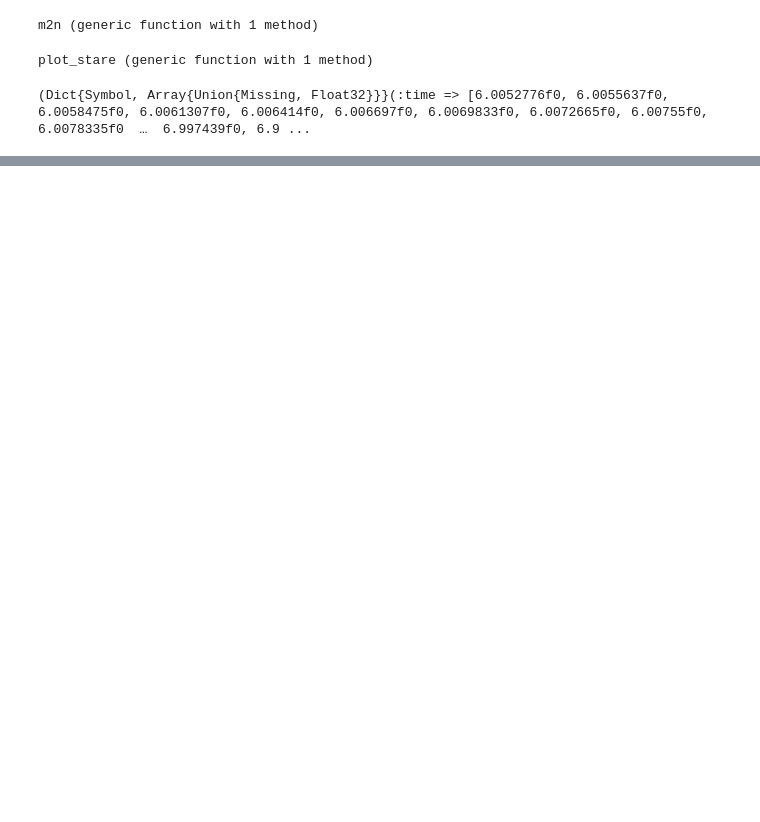
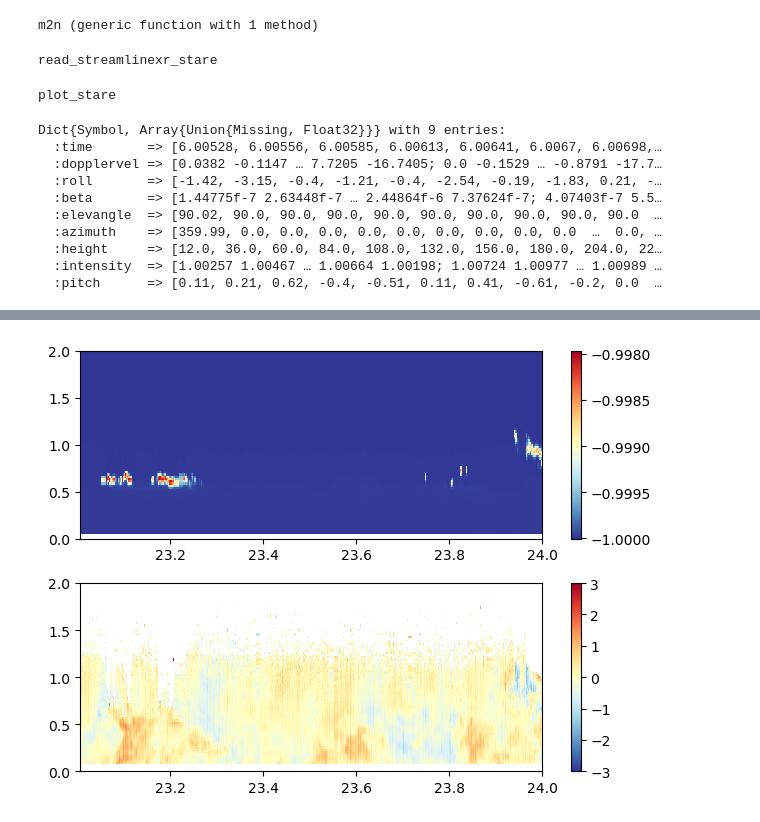
Before and after one commit to deszoeke/lidar, a Jupyter notebook: read_streamlinexr.ipynb, the cells around one changed output, grey strips where cells are left out. Drawn from its saved outputs; the diff is of its cells as text; code cells hidden in the pictures; blank space fills up the shorter version.

Commit message:
update read_streamlinexr

```diff
--- a/read_streamlinexr.ipynb
+++ b/read_streamlinexr.ipynb
@@ -179,43 +179,56 @@ function read_streamlinexr_stare(file_path, nheaderlines=17)
     read_streamlinexr_stare!(file_path, h, beams, nheaderlines)
     return beams, h
 end
-
-function plot_stare(beams)
-    subplot(2,1,1)
-    pcolormesh(beams[:time][:], beams[:height][3:end]/1e3, pd(beams[:intensity][:,3:end].-1),
-        cmap=ColorMap("RdYlBu_r"))
-    ylim([0, 2])
-    colorbar()
-
-    X = beams[:dopplervel]
-    X[beams[:intensity] .<= 1.02] .= NaN
-    subplot(2,1,2)
-    pcolormesh(beams[:time][:], beams[:height][4:end]/1e3, pd(X[:,4:end]),
-        cmap=ColorMap("RdYlBu_r"), vmin=-3, vmax=3)
-    ylim([0, 2])
-    colorbar()
-
-    tight_layout()
-    return gcf()
-end
 # %% [output]
-plot_stare (generic function with 1 method)
+read_streamlinexr_stare
+# %%
+"plot_stare(beams) plots StreamlineXR lidar backscatter and Doppler velocity."
+function plot_stare(beams)
+    subplot(2,1,1)
+    pcolormesh(beams[:time][:], beams[:height][3:end]/1e3, pd(beams[:beta][:,3:end]),
+        cmap=ColorMap("RdYlBu_r"))
+    ylim([0, 2])
+    colorbar()
+
+    X = beams[:dopplervel]
+    X[beams[:intensity] .<= 1.02] .= NaN
+    subplot(2,1,2)
+    pcolormesh(beams[:time][:], beams[:height][4:end]/1e3, pd(X[:,4:end]),
+        cmap=ColorMap("RdYlBu_r"), vmin=-3, vmax=3)
+    ylim([0, 2])
+    colorbar()
+
+    tight_layout()
+    return gcf()
+end
+# %% [output]
+plot_stare
 # %%
 lidardir = "./data/lidar"
 datestamp = "20240508"
 datafile = joinpath(lidardir, datestamp, "Stare_116_$(datestamp)_06.hpl")
 
 beams, head = read_streamlinexr_stare(datafile)
+beams
 # %% [output]
-(Dict{Symbol, Array{Union{Missing, Float32}}}(:time => [6.0052776f0, 6.0055637f0, 6.0058475f0, 6.0061307f0, 6.006414f0, 6.006697f0, 6.0069833f0, 6.0072665f0, 6.00755f0, 6.0078335f0  …  6.997439f0, 6.9 ...
+Dict{Symbol, Array{Union{Missing, Float32}}} with 9 entries:
+  :time       => [6.00528, 6.00556, 6.00585, 6.00613, 6.00641, 6.0067, 6.00698,…
+  :dopplervel => [0.0382 -0.1147 … 7.7205 -16.7405; 0.0 -0.1529 … -0.8791 -17.7…
+  :roll       => [-1.42, -3.15, -0.4, -1.21, -0.4, -2.54, -0.19, -1.83, 0.21, -…
+  :beta       => [1.44775f-7 2.63448f-7 … 2.44864f-6 7.37624f-7; 4.07403f-7 5.5…
+  :elevangle  => [90.02, 90.0, 90.0, 90.0, 90.0, 90.0, 90.0, 90.0, 90.0, 90.0  …
+  :azimuth    => [359.99, 0.0, 0.0, 0.0, 0.0, 0.0, 0.0, 0.0, 0.0, 0.0  …  0.0, …
+  :height     => [12.0, 36.0, 60.0, 84.0, 108.0, 132.0, 156.0, 180.0, 204.0, 22…
+  :intensity  => [1.00257 1.00467 … 1.00664 1.00198; 1.00724 1.00977 … 1.00989 …
+  :pitch      => [0.11, 0.21, 0.62, -0.4, -0.51, 0.11, 0.41, -0.61, -0.2, 0.0  …
 # %%
 # plot it
 for datestamp in filter(startswith("2024"), readdir(lidardir))
     for starefile in filter(startswith("Stare"), readdir(joinpath(lidardir,datestamp)))
-        beams, head = read_streamlinexr_stare(starefile)
+        beams, head = read_streamlinexr_stare(joinpath(lidardir,datestamp,starefile))
         clf()
         plot_stare(beams)
-        fileout = "Stare_$(datestamp)_06.png"
+        fileout = starefile[1:end-4]*".png"
         savefig(joinpath(lidardir,"plot",fileout))
         print(fileout*", ")
     end
@@ -225,0 +254 @@ LoadError: IOError: readdir("./data/lidar/.DS_Store"): not a directory (ENOTDIR)
+[figure, added]
```
Also changed, not shown: parts of 3 cells of this notebook, 2 other files.
